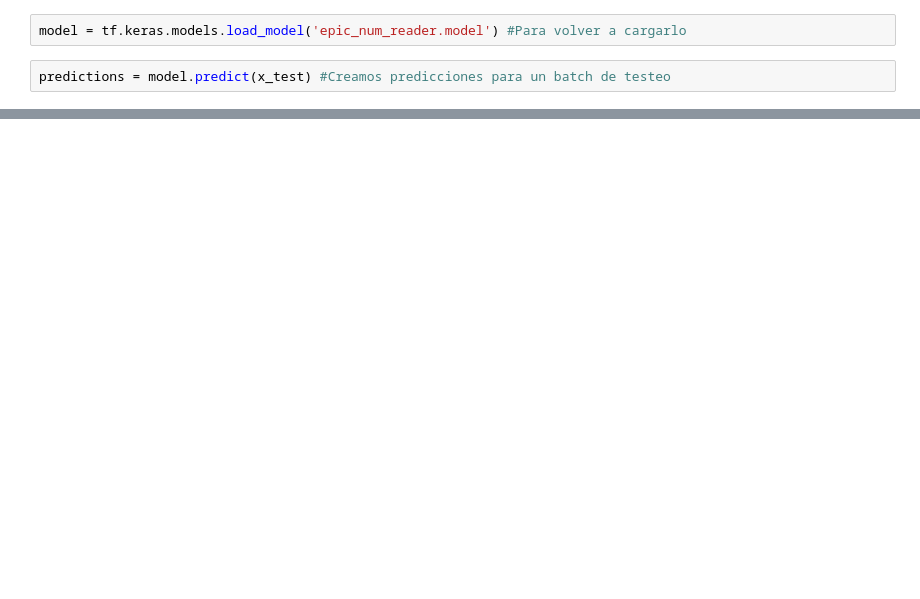
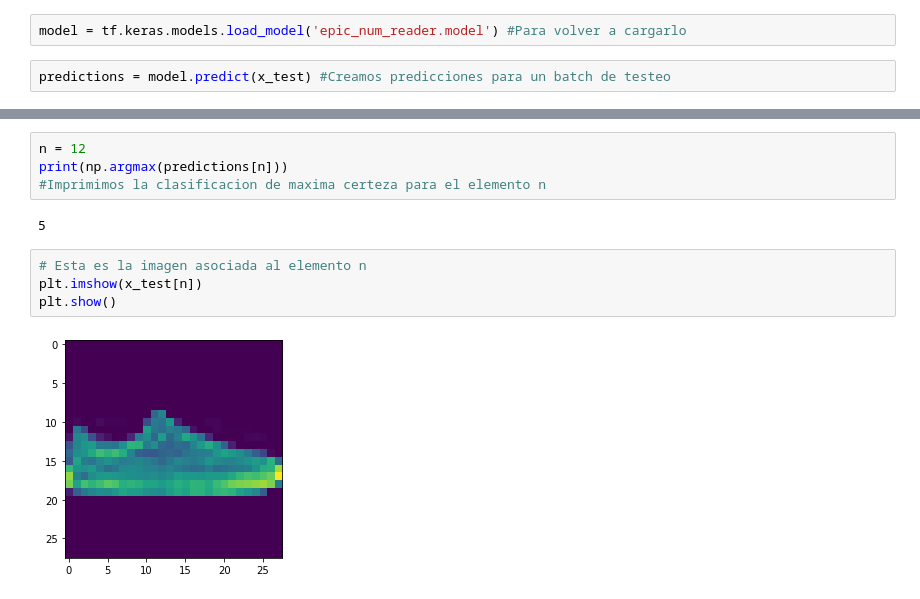
Before and after one commit to CreativAI-UC/Tutoriales, a Jupyter notebook: ejemplo_red_clasificadora.ipynb, the cells around one changed output, grey strips where cells are left out. Drawn from its saved outputs; the diff is of its cells as text; blank space fills up the shorter version.

```diff
--- a/ejemplo_red_clasificadora.ipynb
+++ b/ejemplo_red_clasificadora.ipynb
@@ -86,3 +96,15 @@ plt.show()
+# %%
+n = 12
+print(np.argmax(predictions[n]))
+#Imprimimos la clasificacion de maxima certeza para el elemento n
+# %% [output]
+5
+# %%
+# Esta es la imagen asociada al elemento n
+plt.imshow(x_test[n])
+plt.show()
+# %% [output]
+[figure, added]
 # %%
 plt.figure(figsize=(10,10))
 for i in range(25):
```
Also changed, not shown: parts of 11 cells of this notebook.
